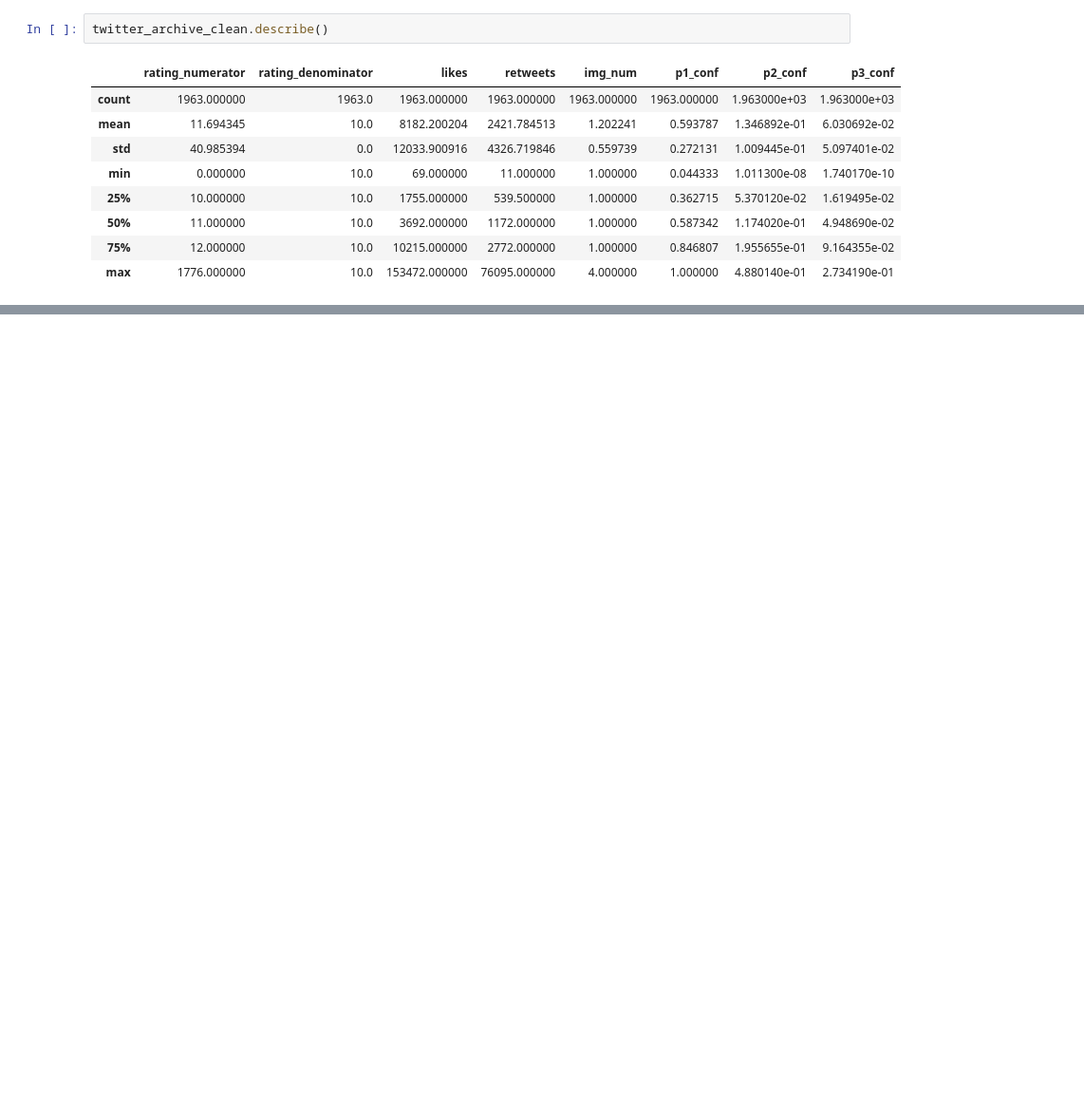
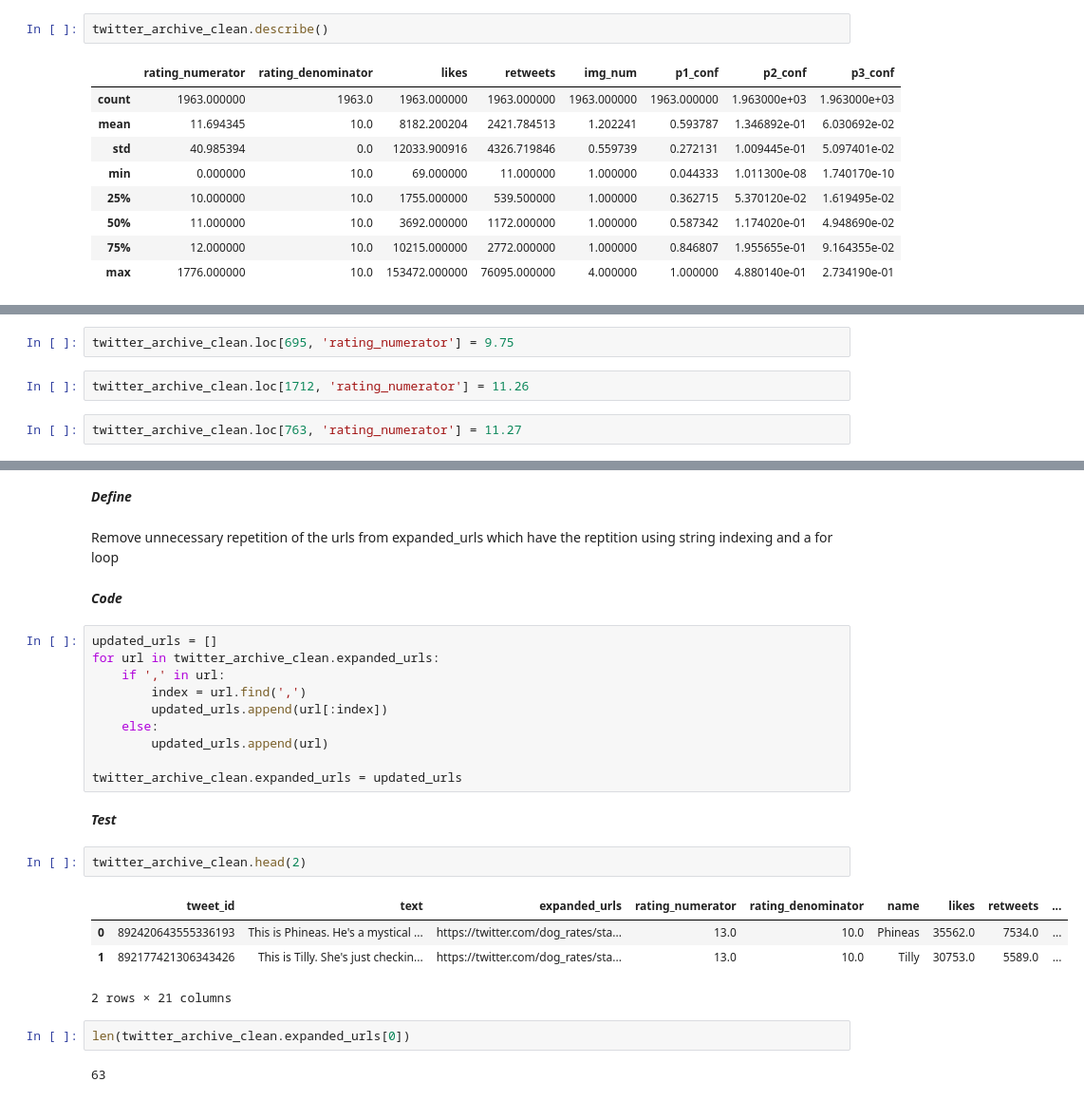
Before and after one commit to Miles-Murphy/data_wrangling_final_project, a Jupyter notebook: wrangle_act.ipynb, the cells around one changed output, grey strips where cells are left out. Shown at 95% size. Saved outputs shown, nothing was run; the diff lists cells and outputs as text; blank space fills up the shorter version.

```diff
--- a/wrangle_act.ipynb
+++ b/wrangle_act.ipynb
@@ -1513,0 +1541,6 @@ twitter_archive_clean[twitter_archive_clean.likes.isnull()]
+# %%
+twitter_archive_clean.loc[695, 'rating_numerator'] = 9.75
+# %%
+twitter_archive_clean.loc[1712, 'rating_numerator'] = 11.26
+# %%
+twitter_archive_clean.loc[763, 'rating_numerator'] = 11.27
@@ -1513,0 +1583,29 @@ twitter_archive_clean[twitter_archive_clean.likes.isnull()]
+# %% [markdown]
+<em><b>Define</b></em>
+# %% [markdown]
+Remove unnecessary repetition of the urls from expanded_urls which have the reptition using string indexing and a for loop
+# %% [markdown]
+<em><b>Code</b></em>
+# %%
+updated_urls = []
+for url in twitter_archive_clean.expanded_urls:
+    if ',' in url:
+        index = url.find(',')
+        updated_urls.append(url[:index])
+    else:
+        updated_urls.append(url)
+
+twitter_archive_clean.expanded_urls = updated_urls
+# %% [markdown]
+<em><b>Test</b></em>
+# %%
+twitter_archive_clean.head(2)
+# %% [output]
+|  | tweet_id | text | expanded_urls | rating_numerator | rating_denominator | name | likes | retweets | ... |
+| 0 | 892420643555336193 | This is Phineas. He's a mystical ... | https://twitter.com/dog_rates/sta... | 13.0 | 10.0 | Phineas | 35562.0 | 7534.0 | ... |
+| 1 | 892177421306343426 | This is Tilly. She's just checkin... | https://twitter.com/dog_rates/sta... | 13.0 | 10.0 | Tilly | 30753.0 | 5589.0 | ... |
+2 rows × 21 columns
+# %%
+len(twitter_archive_clean.expanded_urls[0])
+# %% [output]
+63
```
Also changed, not shown: parts of 45 cells of this notebook, 1 other file.
